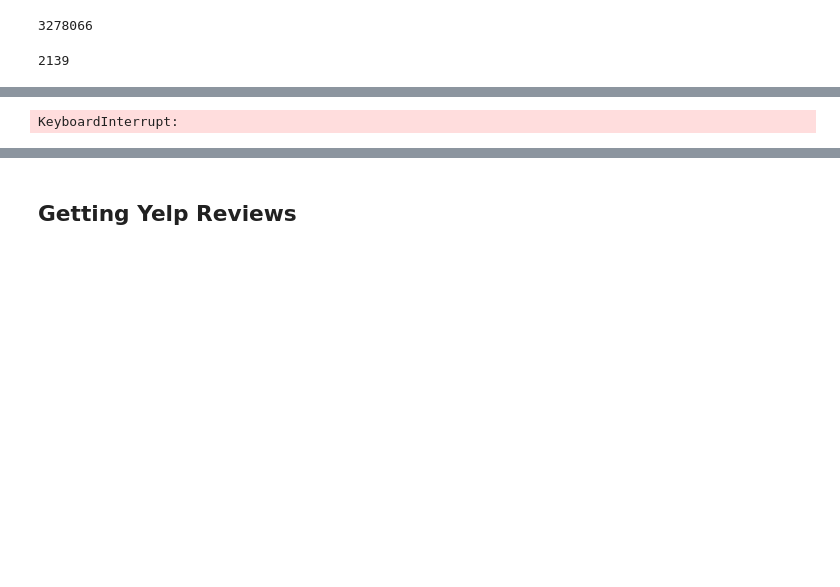
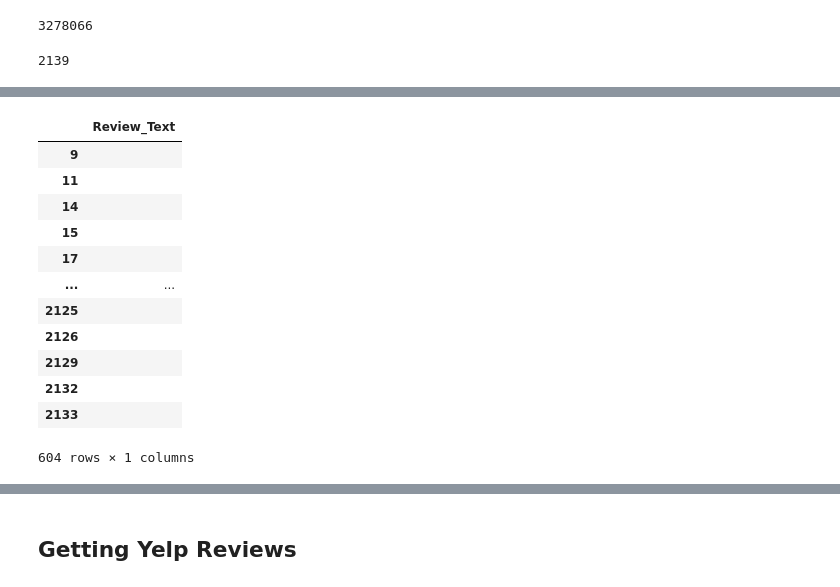
Before and after one commit to rcauvy/predicting-nyc-health-violations-with-nlp, a Jupyter notebook: Predicting NYC Health Violations.ipynb, the cells around one changed output, grey strips where cells are left out. Saved outputs shown, nothing was run; the diff lists cells and outputs as text; code cells hidden in the pictures; blank space fills up the shorter version.

Commit message:
Saving review data

```diff
--- a/Predicting NYC Health Violations.ipynb
+++ b/Predicting NYC Health Violations.ipynb
@@ -498,7 +498,7 @@ for df in df_list:
 df_10_2 = df_10.loc[1000:2173]
 # df_10_2.to_csv('df_10_2',index=False)
 # %%
-url_list11 = list(df_11['url'])
-len(url_list11)
+url_list12 = list(df_12['url'])
+len(url_list12)
 # %% [output]
 2139
@@ -522,5 +538,3 @@ def get_text(url_list):
 review_txt10_2 = get_text(url_list10_2)
 # %%
 review_txt11 = get_text(url_list11)
-# %% [output]
-KeyboardInterrupt:
@@ -527,6 +543,22 @@ KeyboardInterrupt:
 # %%
-rvw_txt = pd.DataFrame(review_txt10_2,columns=['Review_Text'])
-rvw_txt.to_csv('rvw_txt10_2.csv',index=False)
+rvw_txt = pd.DataFrame(review_txt11,columns=['Review_Text'])
+rvw_txt.to_csv('rvw_txt11.csv',index=False)
+# %%
+rvw_txt[rvw_txt['Review_Text']  == '']
+# %% [output]
+|  | Review_Text |
+| 9 |  |
+| 11 |  |
+| 14 |  |
+| 15 |  |
+| 17 |  |
+| ... | ... |
+| 2125 |  |
+| 2126 |  |
+| 2129 |  |
+| 2132 |  |
+| 2133 |  |
+604 rows × 1 columns
 # %%
 df_2['Review_Text'] = review_txt2
 # %%
```
Also changed, not shown: parts of 6 cells of this notebook, 2 other files.
